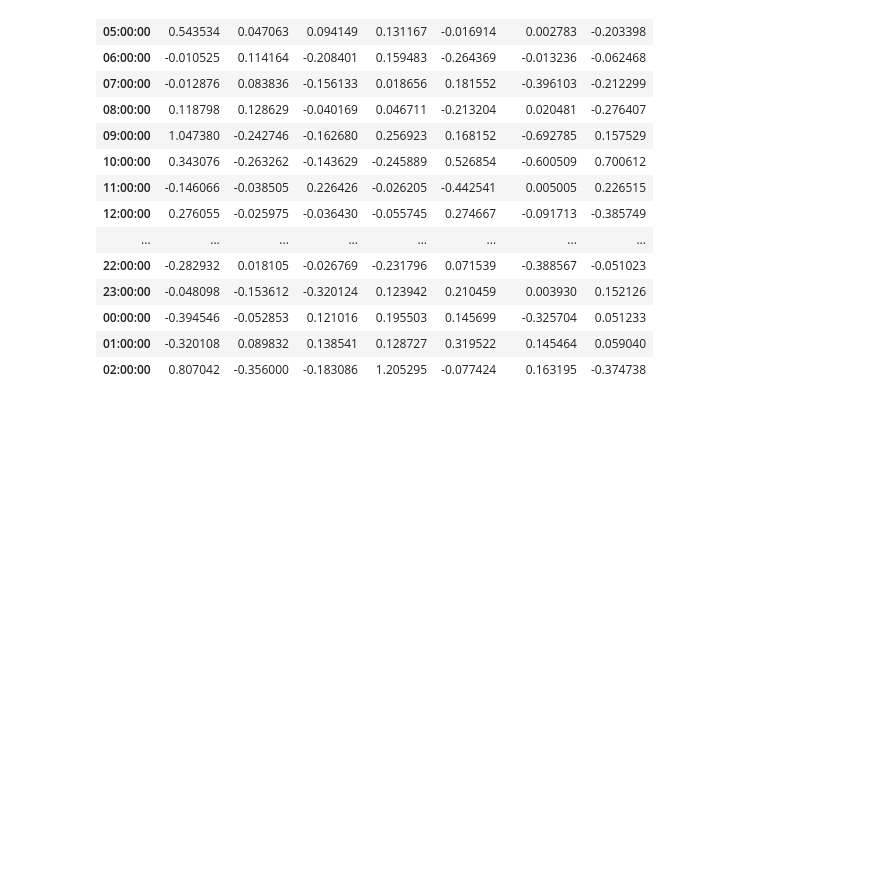
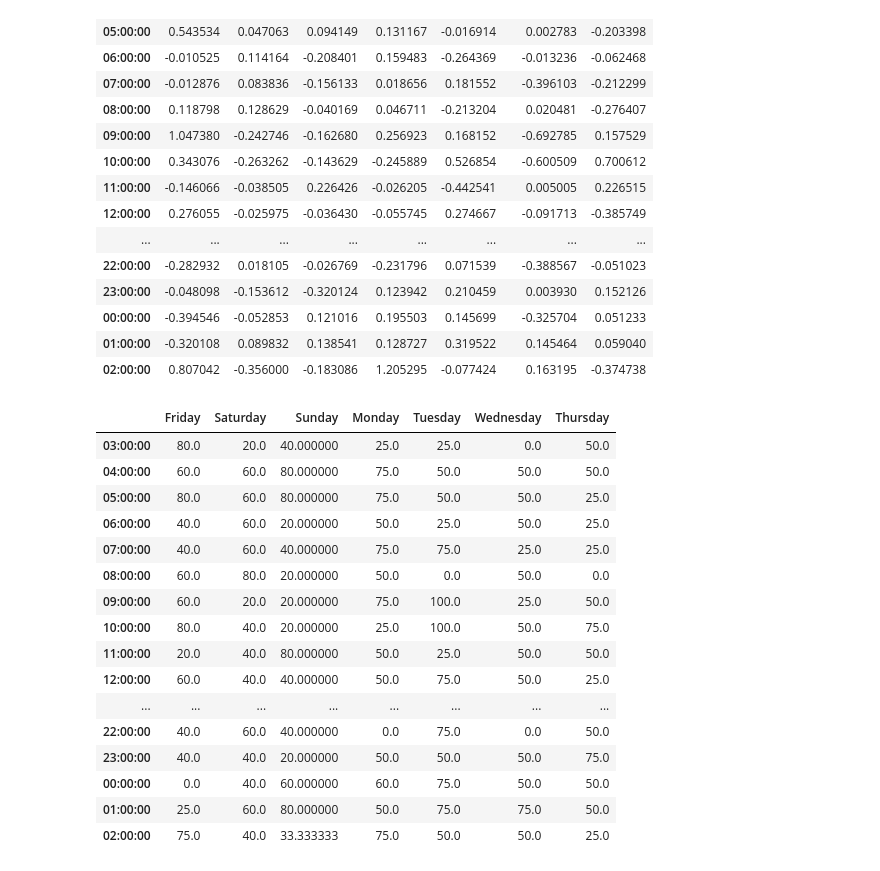
Before and after one commit to Steinbloum/btcanal, a Jupyter notebook: bars.ipynb, the cells around one changed output. Cells and saved outputs as stored; diff of their text form; code cells hidden in the pictures; blank space fills up the shorter version.

```diff
--- a/bars.ipynb
+++ b/bars.ipynb
@@ -76,32 +76,45 @@ lsweekday = df.weekday.unique().tolist()
 lshour = df.opentime.unique().tolist()
 datamean = {}
 datamed = {}
+dataratio = {}
 for day in lsweekday:
     print("Searching {}s".format(day))
     dictmean = {}
     dictmed = {}
+    dictratio = {}
     for hour in lshour:
         print("searching for {}, {}".format(day, hour))
         ls  = []
+        poscount = 0
+        negcount = 0
 
         for n in range(len(df)):
             if df.iloc[n, 5] == day and df.iloc[n, 0] == hour:
                 var = df.iloc[n, 6]
                 #print("found {} {} value is {}".format(day, hour, var))
                 ls.append(var)
+                if var >=0:
+                    poscount += 1
+                else :
+                    negcount +=1
         #print(ls)
         mean = np.mean(ls)
         median = np.median(ls)
+        ratiopos = (poscount / (poscount + negcount))*100
+        print("There is {} neg and {}pos in ls, the ratio pos is {}".format(negcount, poscount, ratiopos))
         #print(mean)
         #print(median)
         dictmean[hour] = mean
         dictmed[hour] = median
+        dictratio[hour] = ratiopos
         #print(dicta)
     datamean[day] = dictmean
     datamed[day] = dictmed
+    dataratio[day] = dictratio
     #print(dictb)
 dfmean = pd.DataFrame(datamean)
 dfmed = pd.DataFrame(datamed)
+dfratio = pd.DataFrame(dataratio)
 dfmean
 # %% [output]
 Searching Fridays
@@ -162,3 +175,23 @@ dfmed
 fig = px.bar(dfmean, x=dfmean.index, y=dfmean.columns)
 
 fig
+# %%
+dfratio
+# %% [output]
+|  | Friday | Saturday | Sunday | Monday | Tuesday | Wednesday | Thursday |
+| 03:00:00 | 80.0 | 20.0 | 40.000000 | 25.0 | 25.0 | 0.0 | 50.0 |
+| 04:00:00 | 60.0 | 60.0 | 80.000000 | 75.0 | 50.0 | 50.0 | 50.0 |
+| 05:00:00 | 80.0 | 60.0 | 80.000000 | 75.0 | 50.0 | 50.0 | 25.0 |
+| 06:00:00 | 40.0 | 60.0 | 20.000000 | 50.0 | 25.0 | 50.0 | 25.0 |
+| 07:00:00 | 40.0 | 60.0 | 40.000000 | 75.0 | 75.0 | 25.0 | 25.0 |
+| 08:00:00 | 60.0 | 80.0 | 20.000000 | 50.0 | 0.0 | 50.0 | 0.0 |
+| 09:00:00 | 60.0 | 20.0 | 20.000000 | 75.0 | 100.0 | 25.0 | 50.0 |
+| 10:00:00 | 80.0 | 40.0 | 20.000000 | 25.0 | 100.0 | 50.0 | 75.0 |
+| 11:00:00 | 20.0 | 40.0 | 80.000000 | 50.0 | 25.0 | 50.0 | 50.0 |
+| 12:00:00 | 60.0 | 40.0 | 40.000000 | 50.0 | 75.0 | 50.0 | 25.0 |
+| ... | ... | ... | ... | ... | ... | ... | ... |
+| 22:00:00 | 40.0 | 60.0 | 40.000000 | 0.0 | 75.0 | 0.0 | 50.0 |
+| 23:00:00 | 40.0 | 40.0 | 20.000000 | 50.0 | 50.0 | 50.0 | 75.0 |
+| 00:00:00 | 0.0 | 40.0 | 60.000000 | 60.0 | 75.0 | 50.0 | 50.0 |
+| 01:00:00 | 25.0 | 60.0 | 80.000000 | 50.0 | 75.0 | 75.0 | 50.0 |
+| 02:00:00 | 75.0 | 40.0 | 33.333333 | 75.0 | 50.0 | 50.0 | 25.0 |
```
Also changed, not shown: parts of 1 cell of this notebook.
